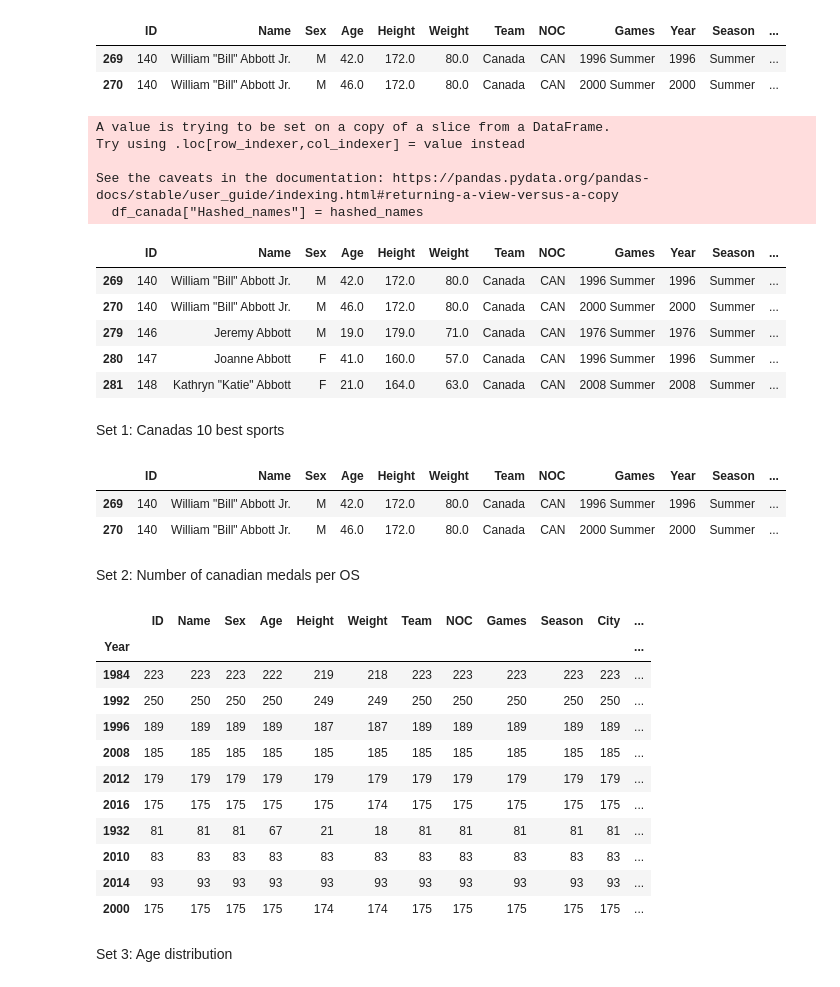
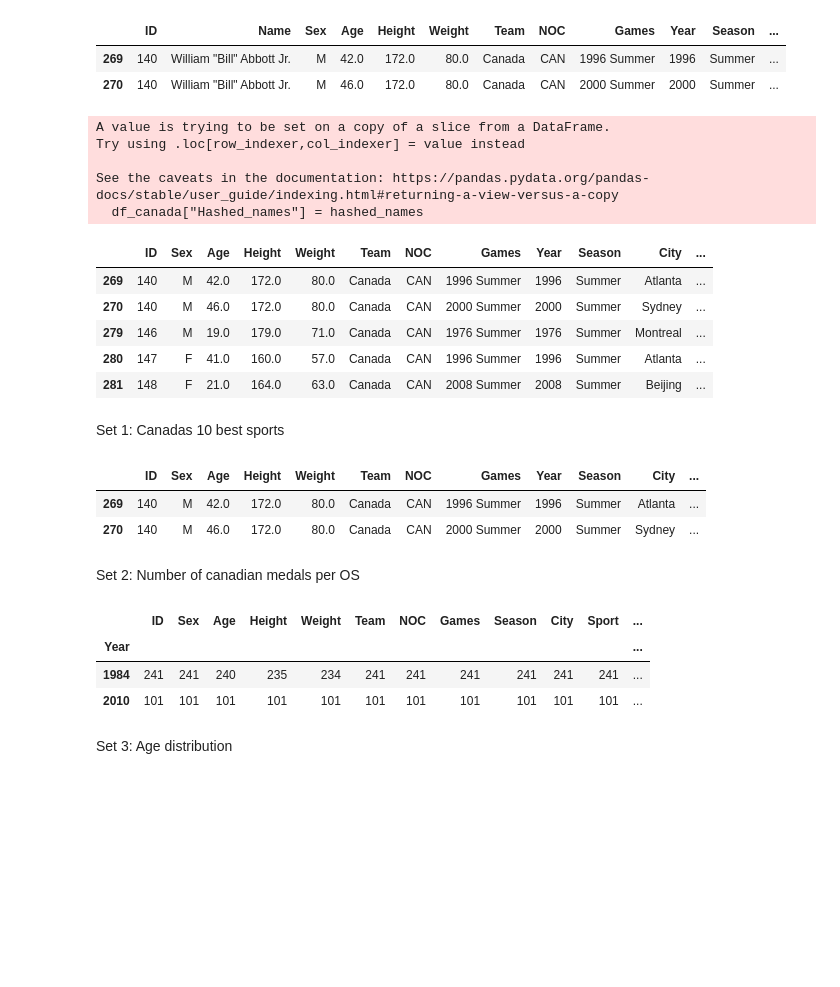
Before and after one commit to Rufshod/group_project_OS_canada, a Jupyter notebook: dorota_1_canada.ipynb, the cells around one changed output. Saved outputs shown, nothing was run; the diff lists cells and outputs as text; code cells hidden in the pictures; blank space fills up the shorter version.

Commit message:
set1 added Medal, set2 removed header(10), set3 fixed y-axis title

```diff
--- a/dorota_1_canada.ipynb
+++ b/dorota_1_canada.ipynb
@@ -12,8 +12,9 @@ df.head(2)
 | 0 | 1 | A Dijiang | M | 24.0 | 180.0 | 80.0 | China | CHN | 1992 Summer | 1992 | Summer | ... |
 | 1 | 2 | A Lamusi | M | 23.0 | 170.0 | 60.0 | China | CHN | 2012 Summer | 2012 | Summer | ... |
 # %%
+# fitering out rows for Canada
 filt = (df["NOC"] == "CAN")
-df_canada = df[filt]
+df_canada = df.loc[filt]
 df_canada.head(2)
 # %% [output]
 |  | ID | Name | Sex | Age | Height | Weight | Team | NOC | Games | Year | Season | ... |
@@ -25,6 +26,7 @@ df_canada.head(2)
 
 hashed_names = df_canada["Name"].apply(lambda x: hl.sha256(x.encode()).hexdigest())
 df_canada["Hashed_names"] = hashed_names
+df_canada = df_canada.drop(columns=["Name"])
 df_canada.head()
 # %% [output]
 A value is trying to be set on a copy of a slice from a DataFrame.
@@ -32,22 +34,22 @@ Try using .loc[row_indexer,col_indexer] = value instead
 
 See the caveats in the documentation: https://pandas.pydata.org/pandas-docs/stable/user_guide/indexing.html#returning-a-view-versus-a-copy
   df_canada["Hashed_names"] = hashed_names
-|  | ID | Name | Sex | Age | Height | Weight | Team | NOC | Games | Year | Season | ... |
-| 269 | 140 | William "Bill" Abbott Jr. | M | 42.0 | 172.0 | 80.0 | Canada | CAN | 1996 Summer | 1996 | Summer | ... |
-| 270 | 140 | William "Bill" Abbott Jr. | M | 46.0 | 172.0 | 80.0 | Canada | CAN | 2000 Summer | 2000 | Summer | ... |
-| 279 | 146 | Jeremy Abbott | M | 19.0 | 179.0 | 71.0 | Canada | CAN | 1976 Summer | 1976 | Summer | ... |
-| 280 | 147 | Joanne Abbott | F | 41.0 | 160.0 | 57.0 | Canada | CAN | 1996 Summer | 1996 | Summer | ... |
-| 281 | 148 | Kathryn "Katie" Abbott | F | 21.0 | 164.0 | 63.0 | Canada | CAN | 2008 Summer | 2008 | Summer | ... |
+|  | ID | Sex | Age | Height | Weight | Team | NOC | Games | Year | Season | City | ... |
+| 269 | 140 | M | 42.0 | 172.0 | 80.0 | Canada | CAN | 1996 Summer | 1996 | Summer | Atlanta | ... |
+| 270 | 140 | M | 46.0 | 172.0 | 80.0 | Canada | CAN | 2000 Summer | 2000 | Summer | Sydney | ... |
+| 279 | 146 | M | 19.0 | 179.0 | 71.0 | Canada | CAN | 1976 Summer | 1976 | Summer | Montreal | ... |
+| 280 | 147 | F | 41.0 | 160.0 | 57.0 | Canada | CAN | 1996 Summer | 1996 | Summer | Atlanta | ... |
+| 281 | 148 | F | 21.0 | 164.0 | 63.0 | Canada | CAN | 2008 Summer | 2008 | Summer | Beijing | ... |
 # %% [markdown]
 Set 1: Canadas 10 best sports
 # %%
 # removing multiple medals for team sports
-df_canada_medals = df_canada.drop_duplicates(subset=["Year", "Event"])
+df_canada_medals = df_canada.drop_duplicates(subset=["Year", "Event", "Medal"])
 df_canada_medals.head(2)
 # %% [output]
-|  | ID | Name | Sex | Age | Height | Weight | Team | NOC | Games | Year | Season | ... |
-| 269 | 140 | William "Bill" Abbott Jr. | M | 42.0 | 172.0 | 80.0 | Canada | CAN | 1996 Summer | 1996 | Summer | ... |
-| 270 | 140 | William "Bill" Abbott Jr. | M | 46.0 | 172.0 | 80.0 | Canada | CAN | 2000 Summer | 2000 | Summer | ... |
+|  | ID | Sex | Age | Height | Weight | Team | NOC | Games | Year | Season | City | ... |
+| 269 | 140 | M | 42.0 | 172.0 | 80.0 | Canada | CAN | 1996 Summer | 1996 | Summer | Atlanta | ... |
+| 270 | 140 | M | 46.0 | 172.0 | 80.0 | Canada | CAN | 2000 Summer | 2000 | Summer | Sydney | ... |
 # %%
 df_canada_sports_medals = df_canada_medals.groupby("Sport").count().sort_values(by="Medal", ascending=False).head(10)
 # %%
@@ -65,21 +67,13 @@ fig.show()
 # %% [markdown]
 Set 2: Number of canadian medals per OS
 # %%
-df_canada_year_medals = df_canada_medals.groupby("Year").count().sort_values(by="Medal", ascending=False).head(10)
-df_canada_year_medals
+df_canada_year_medals = df_canada_medals.groupby("Year").count().sort_values(by="Medal", ascending=False)
+df_canada_year_medals.head(2)
 # %% [output]
-|  | ID | Name | Sex | Age | Height | Weight | Team | NOC | Games | Season | City | ... |
+|  | ID | Sex | Age | Height | Weight | Team | NOC | Games | Season | City | Sport | ... |
 | Year |  |  |  |  |  |  |  |  |  |  |  | ... |
-| 1984 | 223 | 223 | 223 | 222 | 219 | 218 | 223 | 223 | 223 | 223 | 223 | ... |
-| 1992 | 250 | 250 | 250 | 250 | 249 | 249 | 250 | 250 | 250 | 250 | 250 | ... |
-| 1996 | 189 | 189 | 189 | 189 | 187 | 187 | 189 | 189 | 189 | 189 | 189 | ... |
-| 2008 | 185 | 185 | 185 | 185 | 185 | 185 | 185 | 185 | 185 | 185 | 185 | ... |
-| 2012 | 179 | 179 | 179 | 179 | 179 | 179 | 179 | 179 | 179 | 179 | 179 | ... |
-| 2016 | 175 | 175 | 175 | 175 | 175 | 174 | 175 | 175 | 175 | 175 | 175 | ... |
-| 1932 | 81 | 81 | 81 | 67 | 21 | 18 | 81 | 81 | 81 | 81 | 81 | ... |
-| 2010 | 83 | 83 | 83 | 83 | 83 | 83 | 83 | 83 | 83 | 83 | 83 | ... |
-| 2014 | 93 | 93 | 93 | 93 | 93 | 93 | 93 | 93 | 93 | 93 | 93 | ... |
-| 2000 | 175 | 175 | 175 | 175 | 174 | 174 | 175 | 175 | 175 | 175 | 175 | ... |
+| 1984 | 241 | 241 | 240 | 235 | 234 | 241 | 241 | 241 | 241 | 241 | 241 | ... |
+| 2010 | 101 | 101 | 101 | 101 | 101 | 101 | 101 | 101 | 101 | 101 | 101 | ... |
 # %%
 fig = px.bar(
     df_canada_year_medals,
```
Also changed, not shown: parts of 2 cells of this notebook.
